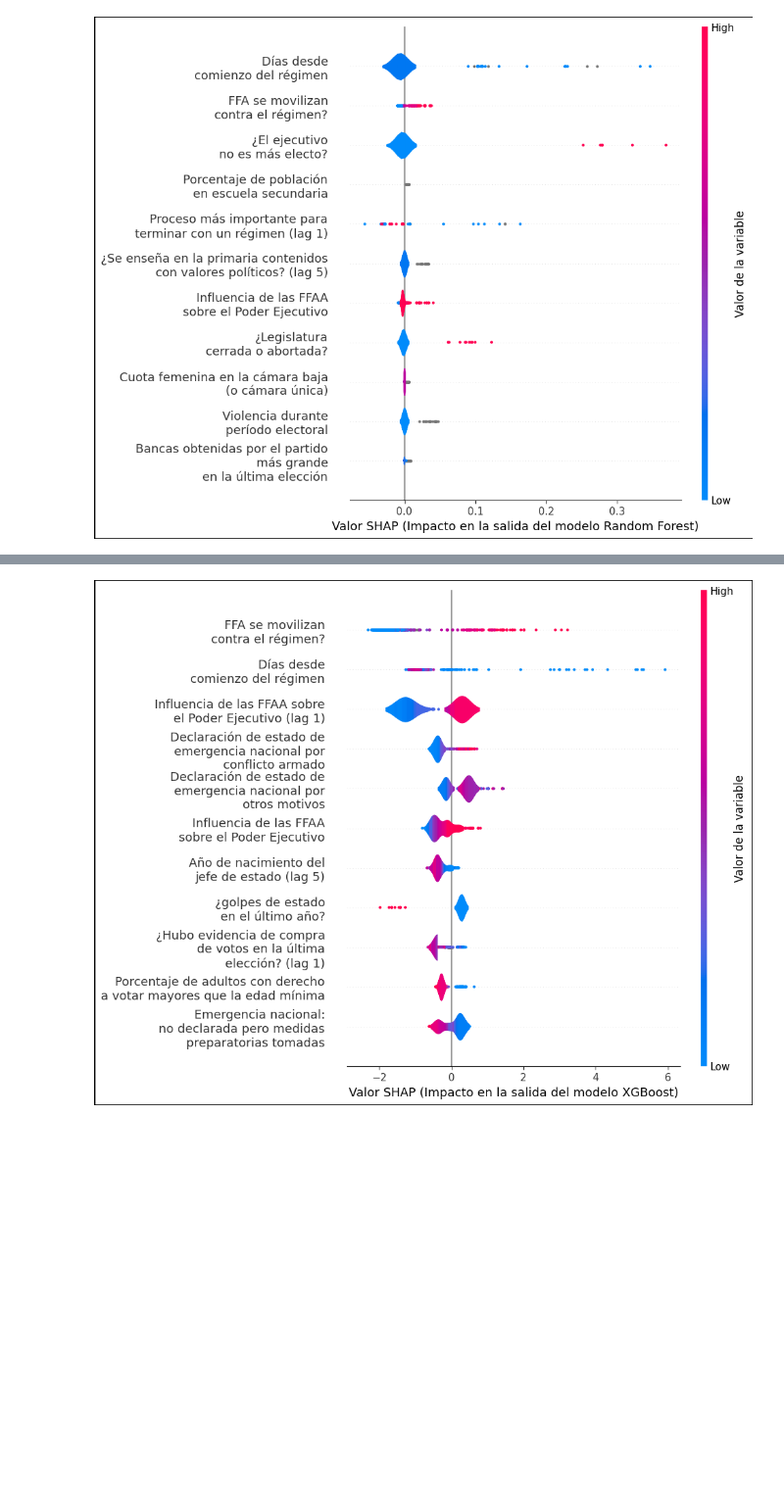
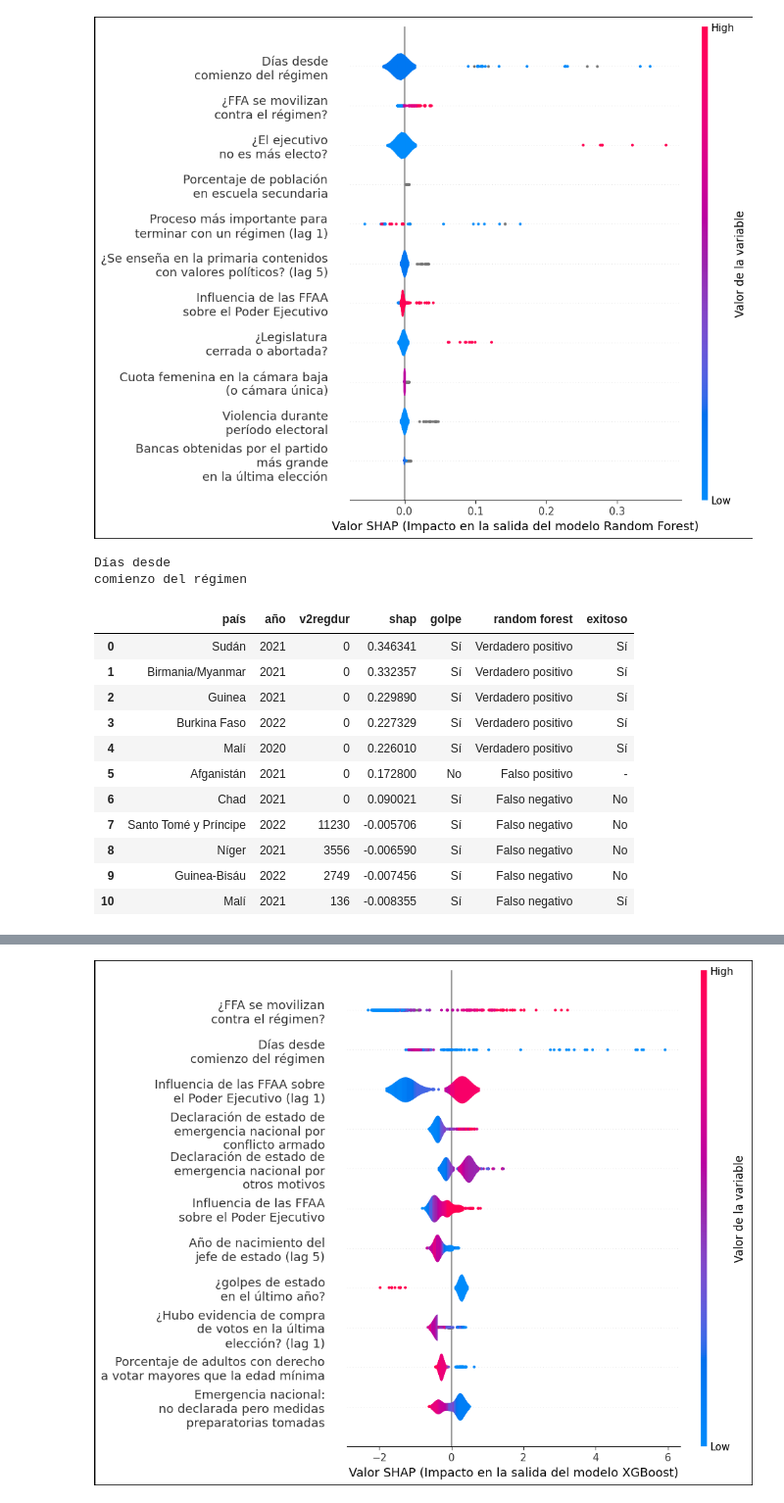
Before and after one commit to josesg998/esp_data_mining, a Jupyter notebook: corrida_final/analisis_final.ipynb, the cells around one changed output, grey strips where cells are left out. Shown at 98% size. Drawn from its saved outputs; the diff is of its cells as text; code cells hidden in the pictures; blank space fills up the shorter version.

```diff
--- a/corrida_final/analisis_final.ipynb
+++ b/corrida_final/analisis_final.ipynb
@@ -351,0 +417,20 @@ f
+# %%
+shp_rf_regdur = get_shap_outliers(rf,X_test,'v2regdur')
+shp_rf_regdur['v2regdur'] = shp_rf_regdur['v2regdur'].astype(int)
+shp_rf_regdur
+# print(shp_rf_regdur.to_latex(index=False,escape=True,float_format="%.3f"))
+# %% [output]
+Días desde
+comienzo del régimen
+|  | país | año | v2regdur | shap | golpe | random forest | exitoso |
+| 0 | Sudán | 2021 | 0 | 0.346341 | Sí | Verdadero positivo | Sí |
+| 1 | Birmania/Myanmar | 2021 | 0 | 0.332357 | Sí | Verdadero positivo | Sí |
+| 2 | Guinea | 2021 | 0 | 0.229890 | Sí | Verdadero positivo | Sí |
+| 3 | Burkina Faso | 2022 | 0 | 0.227329 | Sí | Verdadero positivo | Sí |
+| 4 | Malí | 2020 | 0 | 0.226010 | Sí | Verdadero positivo | Sí |
+| 5 | Afganistán | 2021 | 0 | 0.172800 | No | Falso positivo | - |
+| 6 | Chad | 2021 | 0 | 0.090021 | Sí | Falso negativo | No |
+| 7 | Santo Tomé y Príncipe | 2022 | 11230 | -0.005706 | Sí | Falso negativo | No |
+| 8 | Níger | 2021 | 3556 | -0.006590 | Sí | Falso negativo | No |
+| 9 | Guinea-Bisáu | 2022 | 2749 | -0.007456 | Sí | Falso negativo | No |
+| 10 | Malí | 2021 | 136 | -0.008355 | Sí | Falso negativo | Sí |
```
Also changed, not shown: parts of 37 cells of this notebook, 10 other files.
